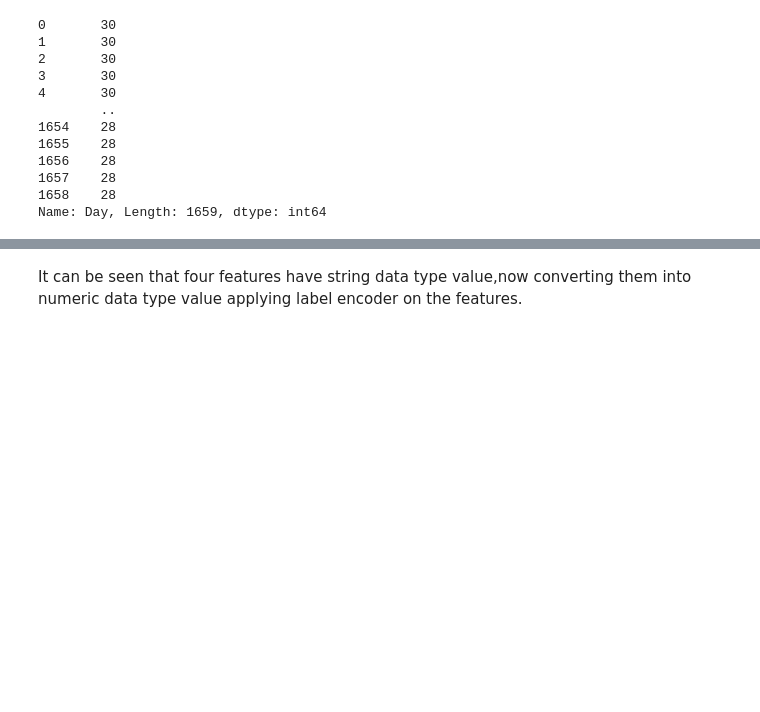
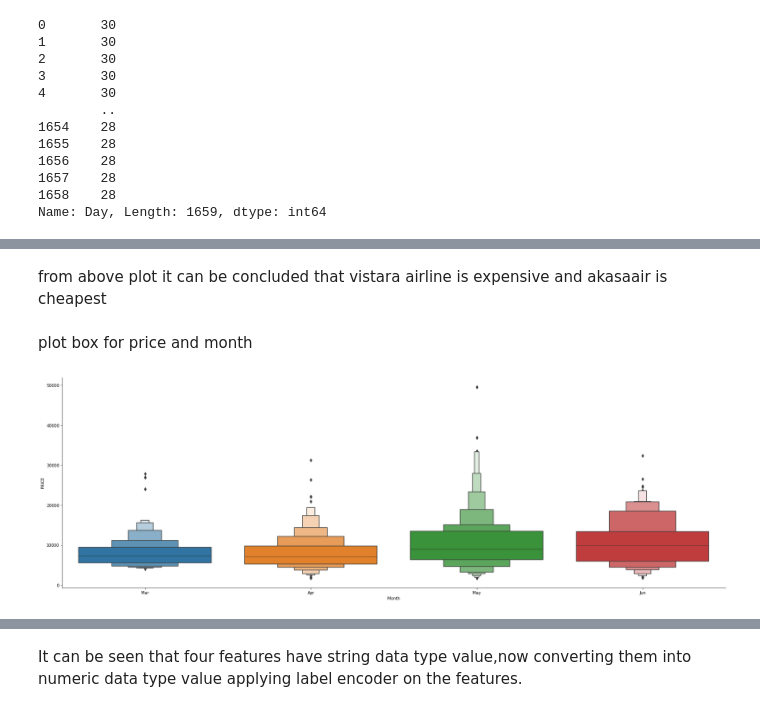
Before and after one commit to Ravi-Bajpai/Internship, a Jupyter notebook: airticket fare prediction/flight price predictionairticket -1.ipynb, the cells around one changed output, grey strips where cells are left out. Cells and saved outputs as stored; diff of their text form; code cells hidden in the pictures; blank space fills up the shorter version.

```diff
--- a/airticket fare prediction/flight price predictionairticket -1.ipynb
+++ b/airticket fare prediction/flight price predictionairticket -1.ipynb
@@ -270,0 +278,9 @@ Name: Day, Length: 1659, dtype: int64
+# %% [markdown]
+from above plot it can be concluded that vistara airline is expensive and akasaair is cheapest
+# %% [markdown]
+plot box for price and month
+# %%
+sns.catplot(y = "PRICE", x = "Month", data =data, kind="boxen", height = 8, aspect = 3)
+plt.show()
+# %% [output]
+[figure, added]
```
Also changed, not shown: parts of 20 cells of this notebook.
